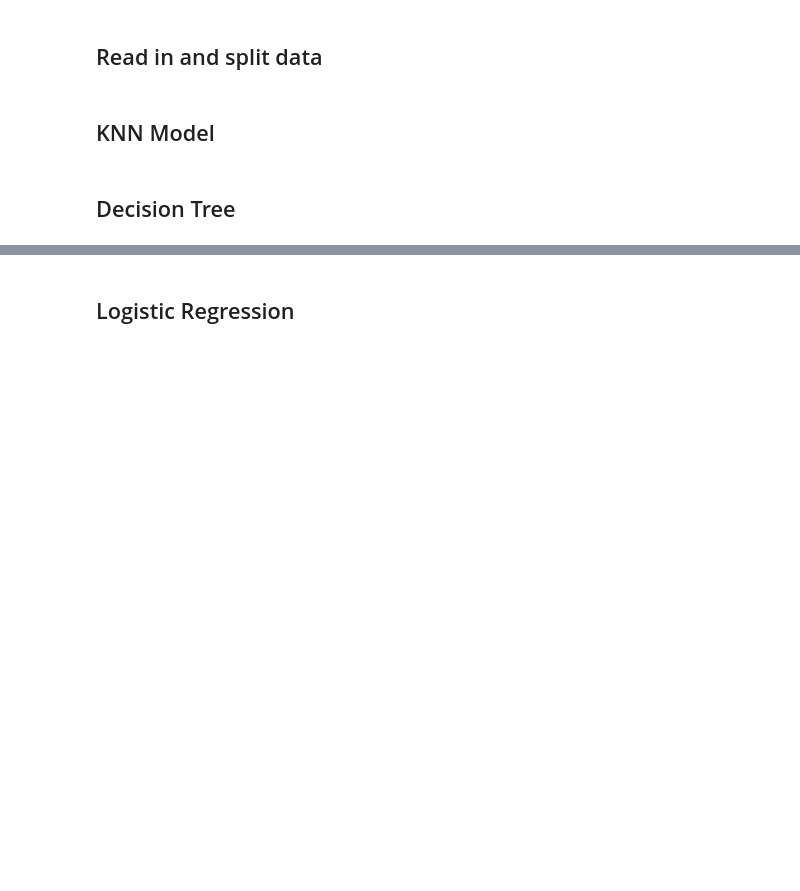
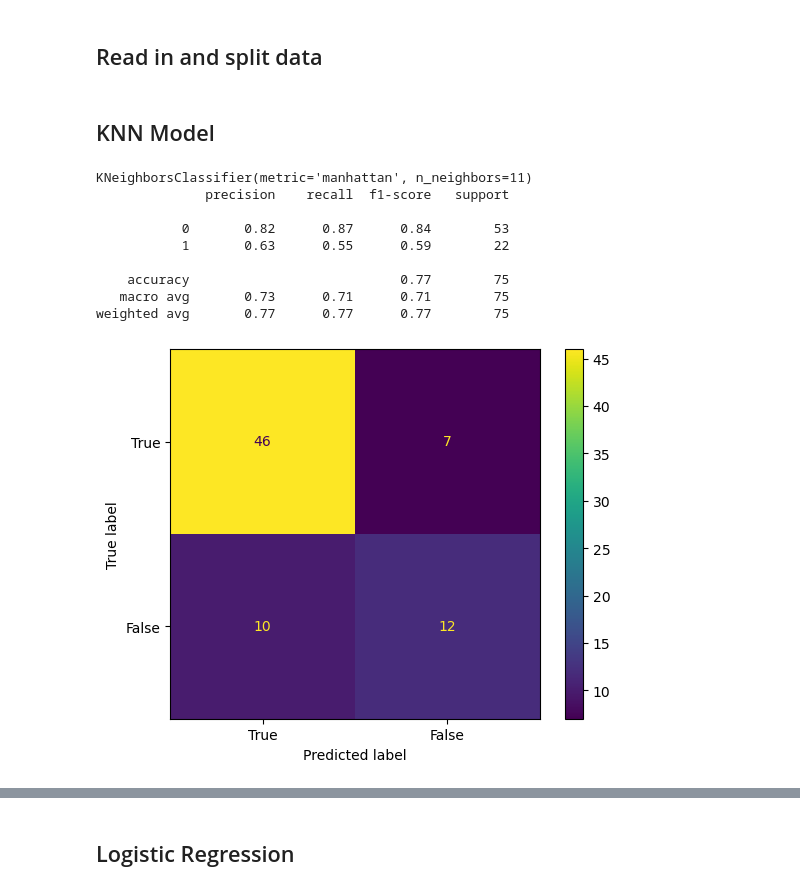
Before and after one commit to brittawi/M7016H-Project, a Jupyter notebook: classifiers.ipynb, the cells around one changed output, grey strips where cells are left out. Cells and saved outputs as stored; diff of their text form; code cells hidden in the pictures; blank space fills up the shorter version.

Commit message:
added random state and random forest

```diff
--- a/classifiers.ipynb
+++ b/classifiers.ipynb
@@ -15,6 +16,7 @@ from utils import grid_search, halving_random_search, validate
 #SCALER = StandardScaler()
 SCALER = RobustScaler() # No difference to standard scaler for models I test except mlp
 #SCALER = QuantileTransformer(n_quantiles=334) # Slightly better result for regression and SVM
+RANDOM_STATE = 17
 # %% [markdown]
 ## Tensorboard
 # %%
@@ -31,7 +35,7 @@ writer = SummaryWriter(log_dir=log_folder)
 ## Read in and split data
 # %%
 csv_path = "diabetes.csv"
-ddb = DiabetesDataBase(csv_path)
-X_train, X_val, X_test, y_train, y_val, y_test = ddb.splitData()
+ddb = DiabetesDataBase(csv_path, random_state = RANDOM_STATE)
+X_train, X_val, X_test, y_train, y_val, y_test = ddb.get_splits()
 # %% [markdown]
 ## KNN Model
@@ -70,19 +41,0 @@ disp.plot()
-# %% [markdown]
-## Decision Tree
-# %%
-criterion = ['gini', 'entropy']
-max_depth = [2,4,6,8,10,12]
-
-param_grid = dict(classifier__criterion=criterion,
-                classifier__max_depth=max_depth)
-print(param_grid)
-decision_tree_clf = DecisionTreeClassifier()
-pipe = Pipeline(steps=[("classifier", decision_tree_clf)])
-clf_GS = GridSearchCV(pipe, param_grid, return_train_score=True)
-# training is done on the train set!!
-clf_GS.fit(X_train, y_train)
-
-# print best values for each parameter
-for key in param_grid.keys():
-    print(f'Best {key}:', clf_GS.best_estimator_.get_params()[f'{key}'])
-print(clf_GS.best_estimator_.get_params()['classifier'])
@@ -103,0 +42,29 @@ disp.plot()
+# %%
+knn = KNeighborsClassifier()
+
+parameters = {
+    "classifier__n_neighbors": list(range(1, 31)),
+    "classifier__metric": ['euclidean','manhattan'],
+    "classifier__weights":['uniform','distance']
+}
+
+knn_cls = grid_search(knn, SCALER, parameters)
+
+knn_cls.fit(X_train, y_train)
+
+print(knn_cls.best_estimator_.get_params()['classifier'])
+
+knn_avg, knn_cm = validate(knn_cls, X_val, y_val)
+writer.add_scalars("knn", knn_avg)
+writer.flush()
+# %% [output]
+KNeighborsClassifier(metric='manhattan', n_neighbors=11)
+              precision    recall  f1-score   support
+
+           0       0.82      0.87      0.84        53
+           1       0.63      0.55      0.59        22
+
+    accuracy                           0.77        75
+   macro avg       0.73      0.71      0.71        75
+weighted avg       0.77      0.77      0.77        75
+[figure, added]
```
Also changed, not shown: parts of 11 cells of this notebook, 1 other file.
